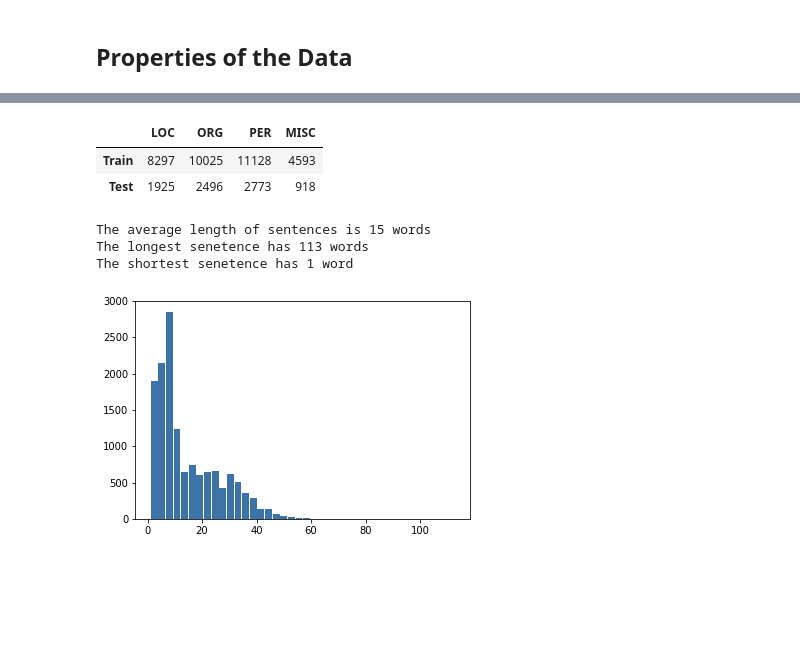
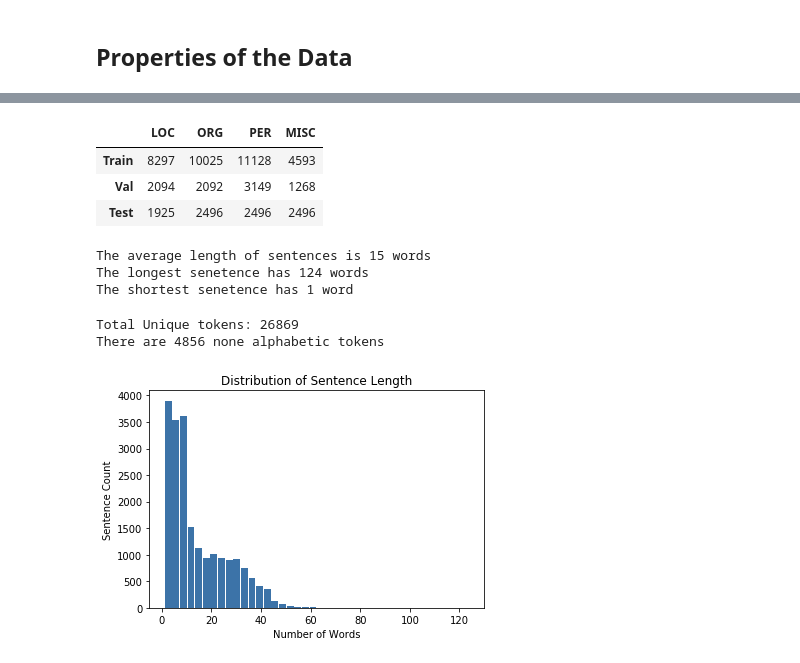
Before and after one commit to deanhoperobertson/Named-Enitty-Recognition, a Jupyter notebook: Exploration/Data Exploration.ipynb, the cells around one changed output, grey strips where cells are left out. Cells and saved outputs as stored; diff of their text form; code cells hidden in the pictures; blank space fills up the shorter version.

```diff
--- a/Exploration/Data Exploration.ipynb
+++ b/Exploration/Data Exploration.ipynb
@@ -12,6 +12,7 @@ from prepro import readfile, get_sentence, get_label, get_all, get_corpus
 # %%
 train = readfile("train.txt")
 test = readfile("test.txt")
+val = readfile("valid.txt")
 # %%
 def print_head(dataset,sentence_number):
     data = get_all(dataset,sentence_number)
@@ -82,45 +83,86 @@ def count_entities(train):
             entities.append(word[1])
     return(Counter(entities))
 
-def unpack_dic(dic1,dic2):
-    loc = [dic1["I-LOC"] + dic1["B-LOC"],dic2["I-LOC"] + dic2["B-LOC"]]
-    org = [dic1["B-ORG"] + dic1["I-ORG"],dic2["B-ORG"] + dic2["I-ORG"]]
-    per = [dic1["I-PER"] + dic1["B-PER"],dic2["I-PER"] + dic2["B-PER"]]
-    mis = [dic1["B-MISC"] + dic1["I-MISC"],dic2["B-MISC"] + dic2["I-MISC"]]
+def unpack_dic(dic1,dic2,dic3,boolean):
+    loc = [dic1["I-LOC"] + dic1["B-LOC"],dic2["I-LOC"] + dic2["B-LOC"],dic3["I-LOC"] + dic3["B-LOC"]]
+    org = [dic1["B-ORG"] + dic1["I-ORG"],dic2["B-ORG"] + dic2["I-ORG"],dic3["B-ORG"] + dic3["I-ORG"]]
+    per = [dic1["I-PER"] + dic1["B-PER"],dic2["I-PER"] + dic2["B-PER"], dic3["B-ORG"] + dic3["I-ORG"]]
+    mis = [dic1["B-MISC"] + dic1["I-MISC"],dic2["B-MISC"] + dic2["I-MISC"], dic3["B-ORG"] + dic3["I-ORG"]]
+    O = [dic1["O"],dic2["O"], dic3["O"]]
 
     df = pd.DataFrame(loc, columns=["LOC"])
     df['ORG']=org
     df['PER'] =per
     df['MISC']= mis
-    df.rename(index={0:'Train',1:'Test'}, inplace=True)
+    if boolean:
+        df['O']= O
+    df.rename(index={0:'Train',1:'Val', 2:'Test'}, inplace=True)
     return(df)
 
 train_dic= count_entities(train)
 test_dic = count_entities(test)
-unpack_dic(train_dic, test_dic)
+val_dic = count_entities(val)
+unpack_dic(train_dic,val_dic, test_dic, False)
 # %% [output]
 |  | LOC | ORG | PER | MISC |
 | Train | 8297 | 10025 | 11128 | 4593 |
-| Test | 1925 | 2496 | 2773 | 918 |
+| Val | 2094 | 2092 | 3149 | 1268 |
+| Test | 1925 | 2496 | 2496 | 2496 |
 # %%
 #get data on sentence length
 sentences_len = []
 for sentence in train:
     sentences_len.append(len(sentence))
 
+for sentence in test:
+    sentences_len.append(len(sentence))
+
+for sentence in val:
+    sentences_len.append(len(sentence))
+
 #training set
-print("The average length of sentences is %s words" %round((sum(sentences_len)/len(train))))
+print("The average length of sentences is %s words" % round(sum(sentences_len)/len(sentences_len)))
 print("The longest senetence has %s words" %max(sentences_len))
 print("The shortest senetence has %s word" %min(sentences_len))
 # %% [output]
 The average length of sentences is 15 words
-The longest senetence has 113 words
+The longest senetence has 124 words
 The shortest senetence has 1 word
+# %%
+#how many token with arent alpha numerical
+train_words,tags=extract_words(train)
+test_words,tags=extract_words(test)
+val_words,tags=extract_words(val)
+
+train_words.extend(test_words)
+train_words.extend(val_words)
+
+tokens=[]
+for i in train_words:
+    if i.isalpha() ==False:
+        if any(c.isalpha() for c in i):
+            continue
+        else:
+            tokens.append(i)
+
+len(set(tokens))
+print ("Total Unique tokens: %d" %len(set(train_words)))
+print("There are %d none alphabetic tokens" %len(set(tokens)))
+# %% [output]
+Total Unique tokens: 26869
+There are 4856 none alphabetic tokens
 # %%
-#Show the distribution of sentence length
-plt.hist(sentences_len,bins=40, rwidth=0.9,
-                   color='#3c73a8',log=False)
-plt.show()
+def show_distribution():
+    #Show the distribution of sentence length
+    plt.hist(sentences_len,bins=40, rwidth=0.9,
+                       color='#3c73a8',log=False)
+    plt.xlabel('Number of Words')
+    plt.ylabel('Sentence Count')
+    plt.title("Distribution of Sentence Length")
+    plt.savefig('F:\Data Science\Thesis\Write Up\Pictures\Sentence Distribution.png')
+    plt.show()
+
+show_distribution()
 # %% [output]
-[figure, old version]
+[figure, new version]
 # %%
```
Also changed, not shown: parts of 7 cells of this notebook.
